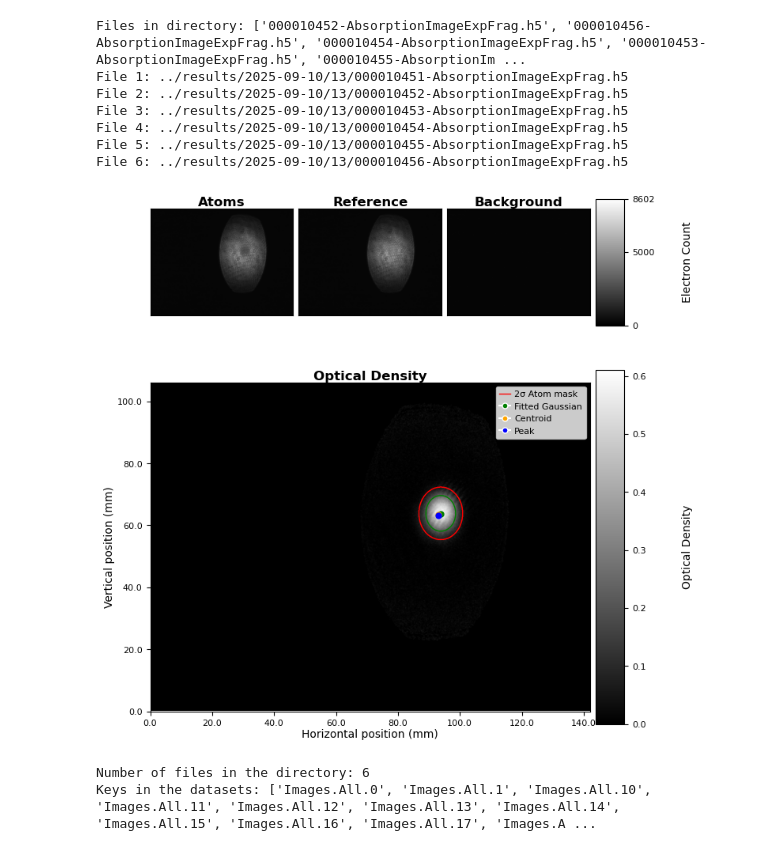
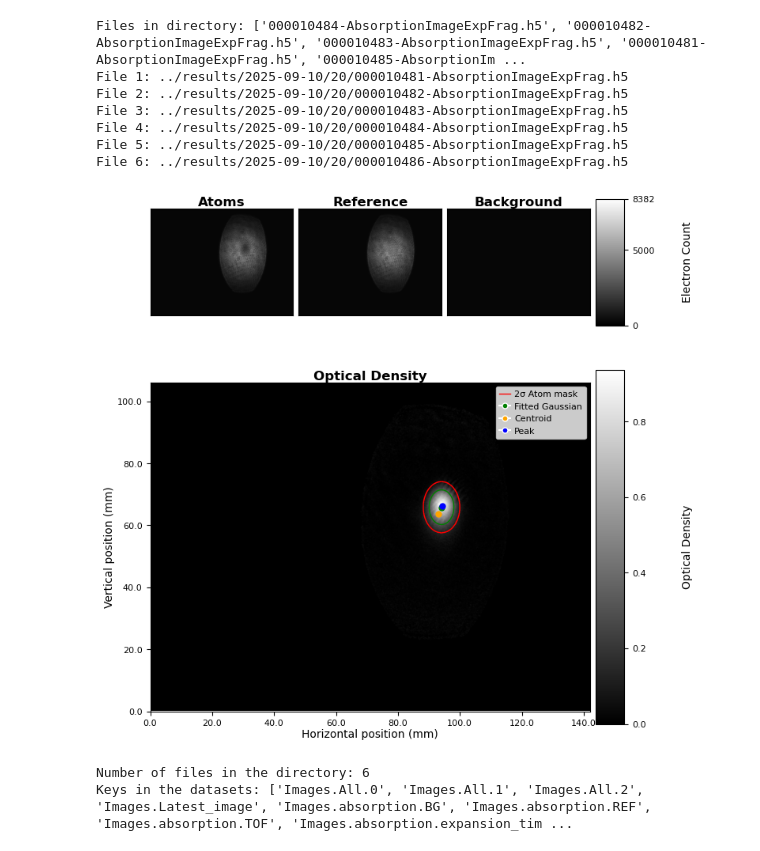
Before and after one commit to harrykendell/ARTIQ, a Jupyter notebook: analysis/plotting_data_post_analysis.ipynb, the cells around one changed output. Cells and saved outputs as stored; diff of their text form; code cells hidden in the pictures.

```diff
--- a/analysis/plotting_data_post_analysis.ipynb
+++ b/analysis/plotting_data_post_analysis.ipynb
@@ -20,7 +20,7 @@ from repository.imaging.processor import AbsImage  # noqa: E402
 
 
 folder_directory = (
-    "../results/2025-09-10/13/"  # Example directory path, adjust as needed
+    "../results/2025-09-10/20/"  # Example directory path, adjust as needed
 )
 file_names = os.listdir(folder_directory)
 
@@ -30,7 +30,7 @@ print(f"Files in directory: {file_names}")
 
 # Enter the name of the file you want to analyze, this file consisit of many runs of of particular scan parameter if you have multiple runs
 particular_directory = (
-    folder_directory + "000010451-AbsorptionImageExpFrag.h5"
+    folder_directory + "000010486-AbsorptionImageExpFrag.h5"
 )  # Example file path, adjust as needed
 
 
@@ -158,43 +158,43 @@ scan_param = [
     1,
     2,
     3,
     4,
     5,
     6,
     7,
     8,
     9,
     10,
     11,
     12,
     13,
     14,
     15,
     16,
     17,
     18,
     19,
     20,
     21,
 ]
 
 # Extracting the values and the units from the files
 
 
 f1 = h5py.File(files_directory[0], "r")
 a = f1["datasets"]
 print(f"Keys in the datasets: {list(a.keys())}")
 # %% [output]
-Files in directory: ['000010452-AbsorptionImageExpFrag.h5', '000010456-AbsorptionImageExpFrag.h5', '000010454-AbsorptionImageExpFrag.h5', '000010453-AbsorptionImageExpFrag.h5', '000010455-AbsorptionIm ...
-File 1: ../results/2025-09-10/13/000010451-AbsorptionImageExpFrag.h5
-File 2: ../results/2025-09-10/13/000010452-AbsorptionImageExpFrag.h5
-File 3: ../results/2025-09-10/13/000010453-AbsorptionImageExpFrag.h5
-File 4: ../results/2025-09-10/13/000010454-AbsorptionImageExpFrag.h5
-File 5: ../results/2025-09-10/13/000010455-AbsorptionImageExpFrag.h5
-File 6: ../results/2025-09-10/13/000010456-AbsorptionImageExpFrag.h5
+Files in directory: ['000010484-AbsorptionImageExpFrag.h5', '000010482-AbsorptionImageExpFrag.h5', '000010483-AbsorptionImageExpFrag.h5', '000010481-AbsorptionImageExpFrag.h5', '000010485-AbsorptionIm ...
+File 1: ../results/2025-09-10/20/000010481-AbsorptionImageExpFrag.h5
+File 2: ../results/2025-09-10/20/000010482-AbsorptionImageExpFrag.h5
+File 3: ../results/2025-09-10/20/000010483-AbsorptionImageExpFrag.h5
+File 4: ../results/2025-09-10/20/000010484-AbsorptionImageExpFrag.h5
+File 5: ../results/2025-09-10/20/000010485-AbsorptionImageExpFrag.h5
+File 6: ../results/2025-09-10/20/000010486-AbsorptionImageExpFrag.h5
-[figure, old version]
+[figure, new version]
 Number of files in the directory: 6
-Keys in the datasets: ['Images.All.0', 'Images.All.1', 'Images.All.10', 'Images.All.11', 'Images.All.12', 'Images.All.13', 'Images.All.14', 'Images.All.15', 'Images.All.16', 'Images.All.17', 'Images.A ...
+Keys in the datasets: ['Images.All.0', 'Images.All.1', 'Images.All.2', 'Images.Latest_image', 'Images.absorption.BG', 'Images.absorption.REF', 'Images.absorption.TOF', 'Images.absorption.expansion_tim ...
 # %%
 # example of the data structure in the file
 import re
```
Also changed, not shown: parts of 6 cells of this notebook, 18 other files.
